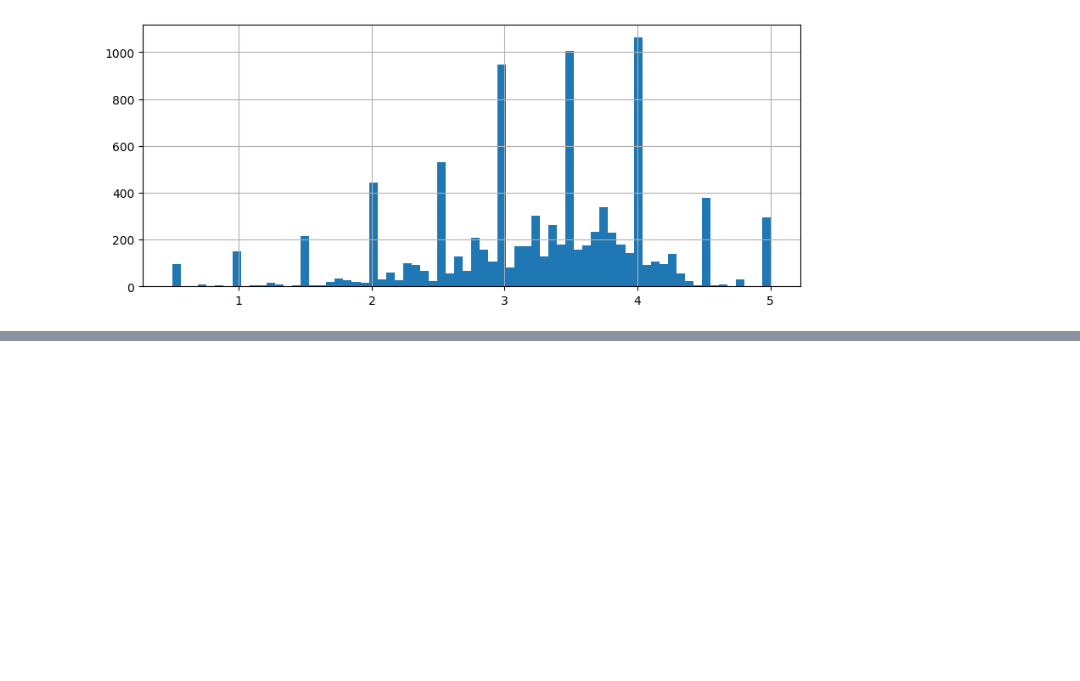
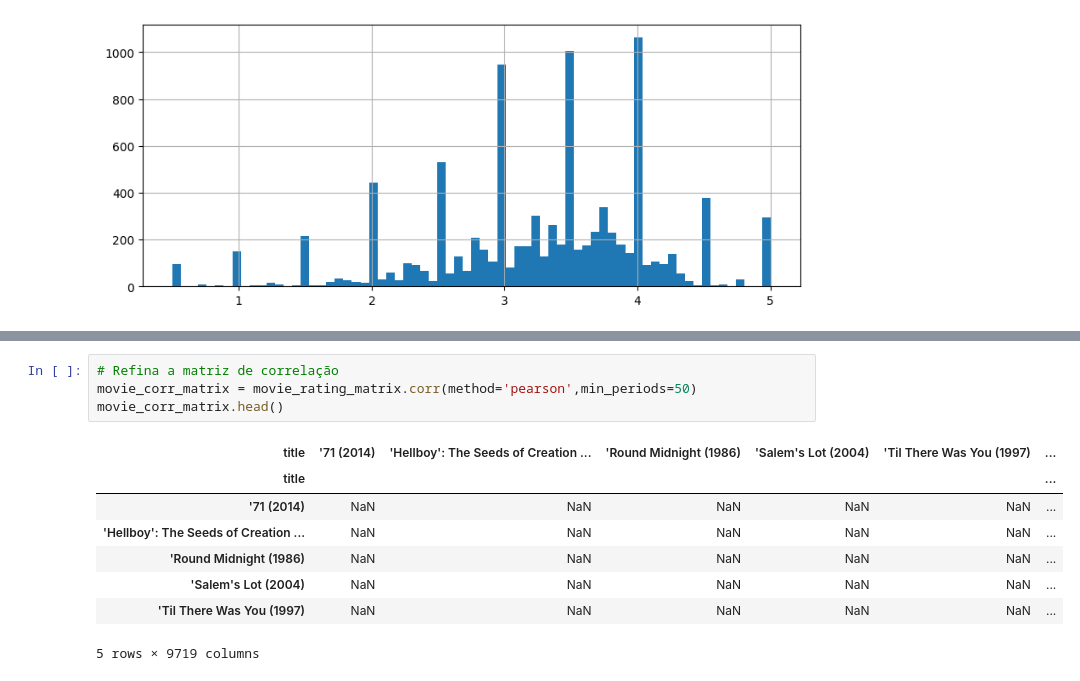
Before and after one commit to lincolngadea/colab_learning, a Jupyter notebook: superv.ipynb, the cells around one changed output, grey strips where cells are left out. Saved outputs shown, nothing was run; the diff lists cells and outputs as text; blank space fills up the shorter version.

```diff
--- a/superv.ipynb
+++ b/superv.ipynb
@@ -117,0 +131,13 @@ ratings['rating'].hist(bins=70)
+# %%
+# Refina a matriz de correlação
+movie_corr_matrix = movie_rating_matrix.corr(method='pearson',min_periods=50)
+movie_corr_matrix.head()
+# %% [output]
+| title | '71 (2014) | 'Hellboy': The Seeds of Creation ... | 'Round Midnight (1986) | 'Salem's Lot (2004) | 'Til There Was You (1997) | ... |
+| title |  |  |  |  |  | ... |
+| '71 (2014) | NaN | NaN | NaN | NaN | NaN | ... |
+| 'Hellboy': The Seeds of Creation ... | NaN | NaN | NaN | NaN | NaN | ... |
+| 'Round Midnight (1986) | NaN | NaN | NaN | NaN | NaN | ... |
+| 'Salem's Lot (2004) | NaN | NaN | NaN | NaN | NaN | ... |
+| 'Til There Was You (1997) | NaN | NaN | NaN | NaN | NaN | ... |
+5 rows × 9719 columns
```
Also changed, not shown: parts of 15 cells of this notebook.
